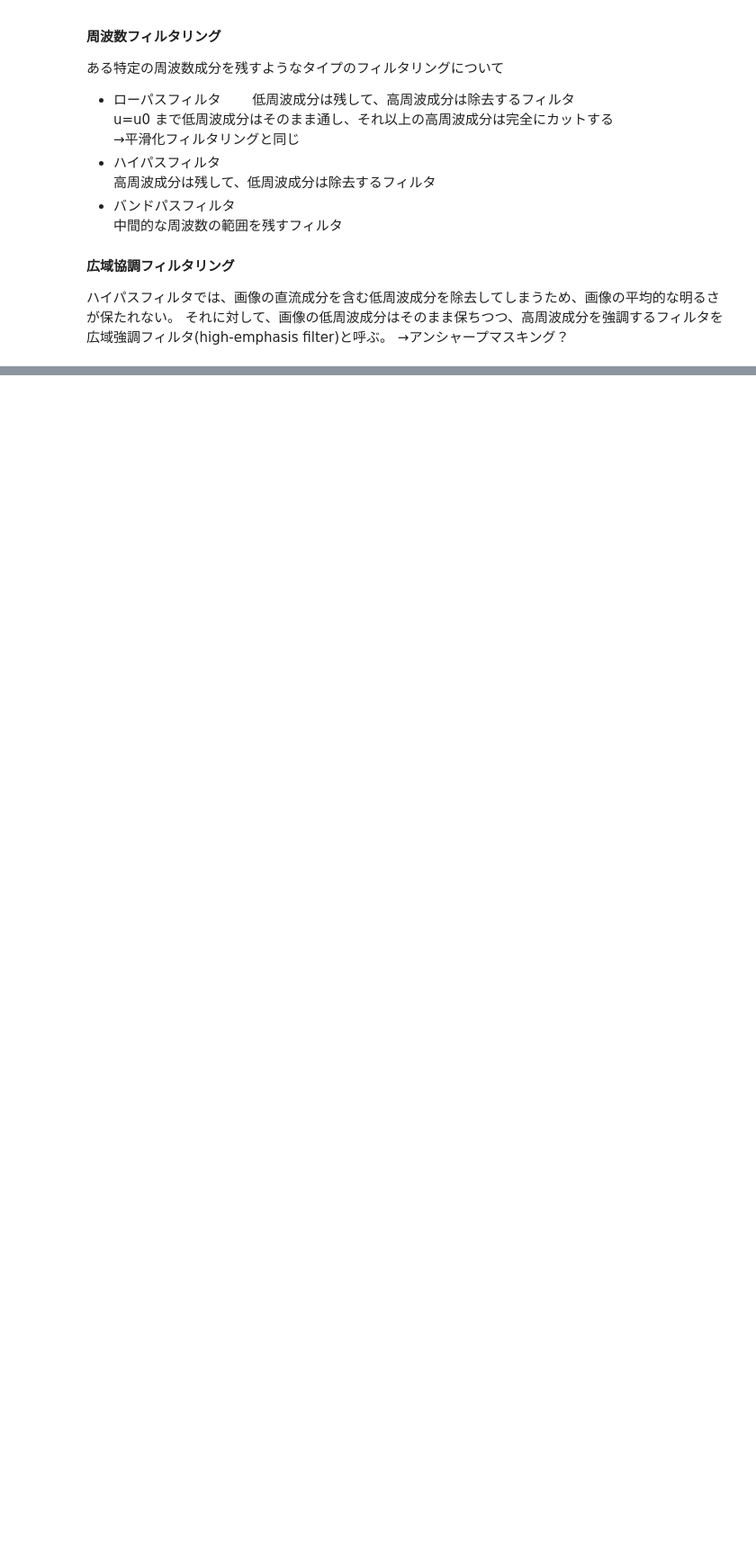
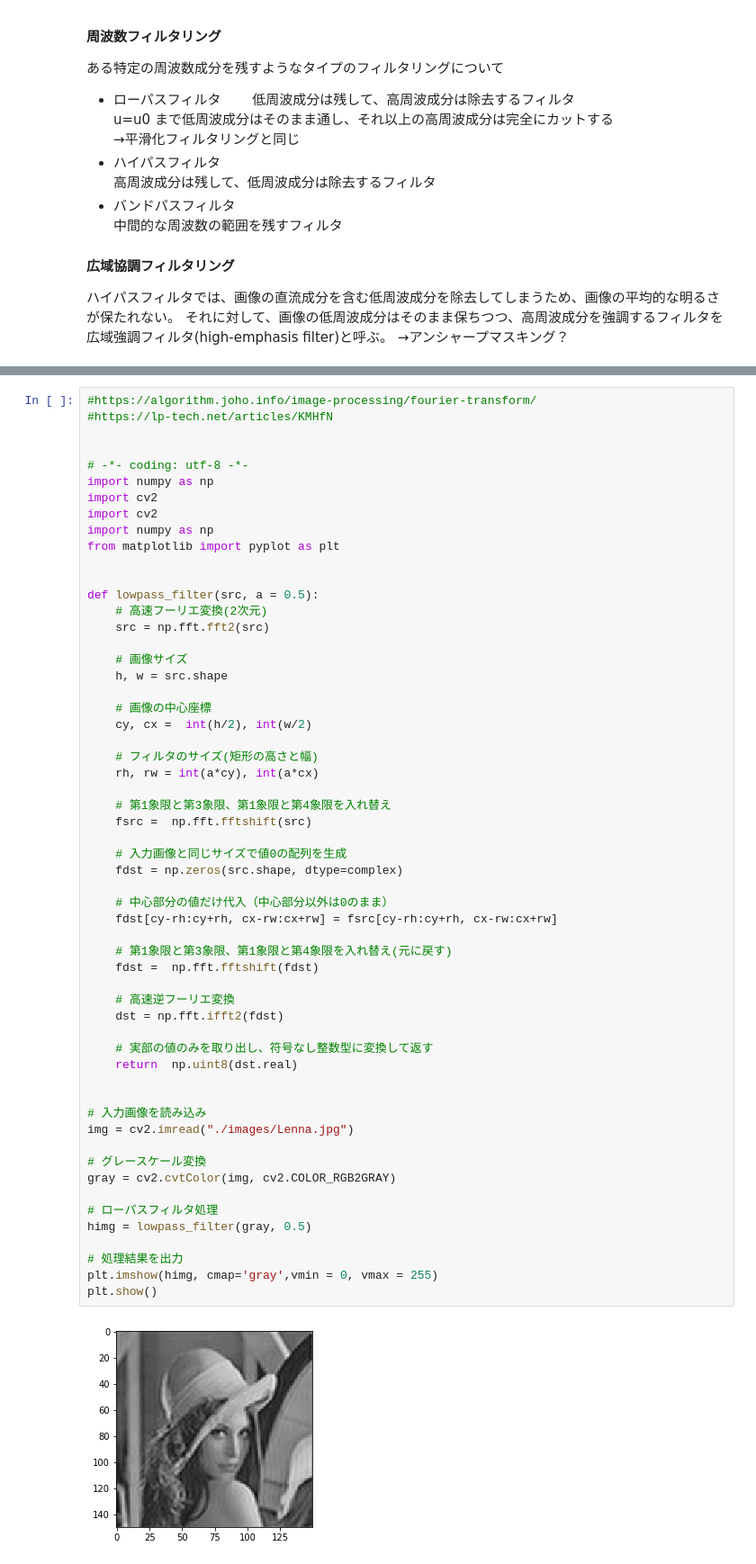
Before and after one commit to yuuy-git/Computer_vision, a Jupyter notebook: Chapter6.ipynb, the cells around one changed output, grey strips where cells are left out. Shown at 90% size. Cells and saved outputs as stored; diff of their text form; blank space fills up the shorter version.

```diff
--- a/Chapter6.ipynb
+++ b/Chapter6.ipynb
@@ -36,0 +58,59 @@ u=u0
+# %%
+#https://algorithm.joho.info/image-processing/fourier-transform/
+#https://lp-tech.net/articles/KMHfN
+
+
+# -*- coding: utf-8 -*-
+import numpy as np
+import cv2
+import cv2
+import numpy as np
+from matplotlib import pyplot as plt
+
+
+def lowpass_filter(src, a = 0.5):
+    # 高速フーリエ変換(2次元)
+    src = np.fft.fft2(src)
+
+    # 画像サイズ
+    h, w = src.shape
+
+    # 画像の中心座標
+    cy, cx =  int(h/2), int(w/2)
+
+    # フィルタのサイズ(矩形の高さと幅)
+    rh, rw = int(a*cy), int(a*cx)
+
+    # 第1象限と第3象限、第1象限と第4象限を入れ替え
+    fsrc =  np.fft.fftshift(src)
+
+    # 入力画像と同じサイズで値0の配列を生成
+    fdst = np.zeros(src.shape, dtype=complex)
+
+    # 中心部分の値だけ代入（中心部分以外は0のまま）
+    fdst[cy-rh:cy+rh, cx-rw:cx+rw] = fsrc[cy-rh:cy+rh, cx-rw:cx+rw]
+
+    # 第1象限と第3象限、第1象限と第4象限を入れ替え(元に戻す)
+    fdst =  np.fft.fftshift(fdst)
+
+    # 高速逆フーリエ変換
+    dst = np.fft.ifft2(fdst)
+
+    # 実部の値のみを取り出し、符号なし整数型に変換して返す
+    return  np.uint8(dst.real)
+
+
+# 入力画像を読み込み
+img = cv2.imread("./images/Lenna.jpg")
+
+# グレースケール変換
+gray = cv2.cvtColor(img, cv2.COLOR_RGB2GRAY)
+
+# ローパスフィルタ処理
+himg = lowpass_filter(gray, 0.5)
+
+# 処理結果を出力
+plt.imshow(himg, cmap='gray',vmin = 0, vmax = 255)
+plt.show()
+# %% [output]
+[figure, added]
```
Also changed, not shown: parts of 2 cells of this notebook, 2 other files.
